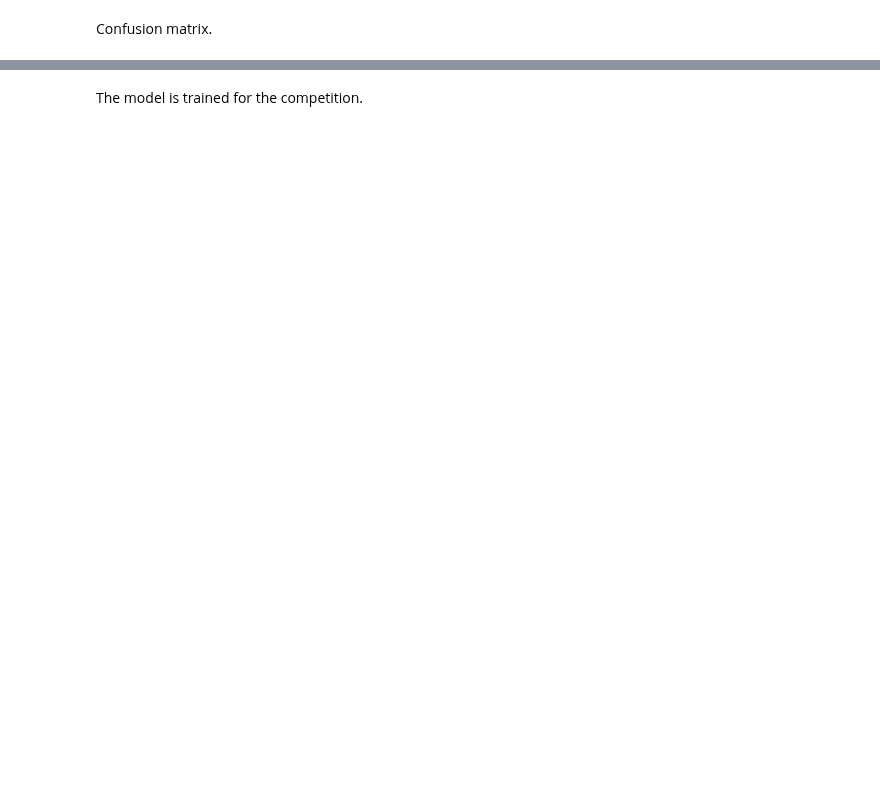
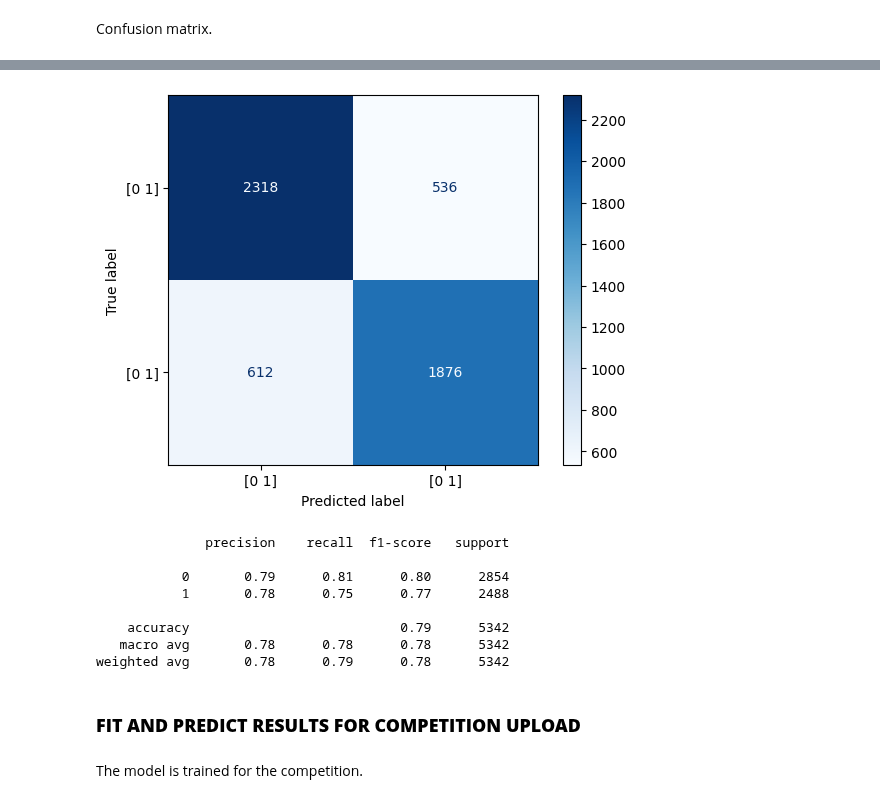
Before and after one commit to SERGI0HERREROS/MachineLearning, a Jupyter notebook: best_models/HistGradientBoosting.ipynb, the cells around one changed output, grey strips where cells are left out. Saved outputs shown, nothing was run; the diff lists cells and outputs as text; code cells hidden in the pictures; blank space fills up the shorter version.

```diff
--- a/best_models/HistGradientBoosting.ipynb
+++ b/best_models/HistGradientBoosting.ipynb
@@ -172,12 +220,24 @@ ValueError: Classification metrics can't handle a mix of binary and continuous t
 # %%
 
-cm = metrics.confusion_matrix(y_test['seasonal_vaccine'], y_preds['seasonal_vaccine'])
+cm = metrics.confusion_matrix(y_test['seasonal_vaccine'], y_preds_no_proba['seasonal_vaccine'])
 disp = metrics.ConfusionMatrixDisplay(confusion_matrix=cm, display_labels=estimators.classes_)
 disp.plot(cmap=plt.cm.Blues)
 plt.show()
 
 # Print the classification report
-print(metrics.classification_report(y_test['seasonal_vaccine'], y_preds['seasonal_vaccine']))
+print(metrics.classification_report(y_test['seasonal_vaccine'], y_preds_no_proba['seasonal_vaccine']))
+# %% [output]
+[figure, added]
+              precision    recall  f1-score   support
+
+           0       0.79      0.81      0.80      2854
+           1       0.78      0.75      0.77      2488
+
+    accuracy                           0.79      5342
+   macro avg       0.78      0.78      0.78      5342
+weighted avg       0.78      0.79      0.78      5342
+# %% [markdown]
+### **FIT AND PREDICT RESULTS FOR COMPETITION UPLOAD**
 # %% [markdown]
 The model is trained for the competition.
 # %%
```
Also changed, not shown: parts of 10 cells of this notebook, 2 other files.
